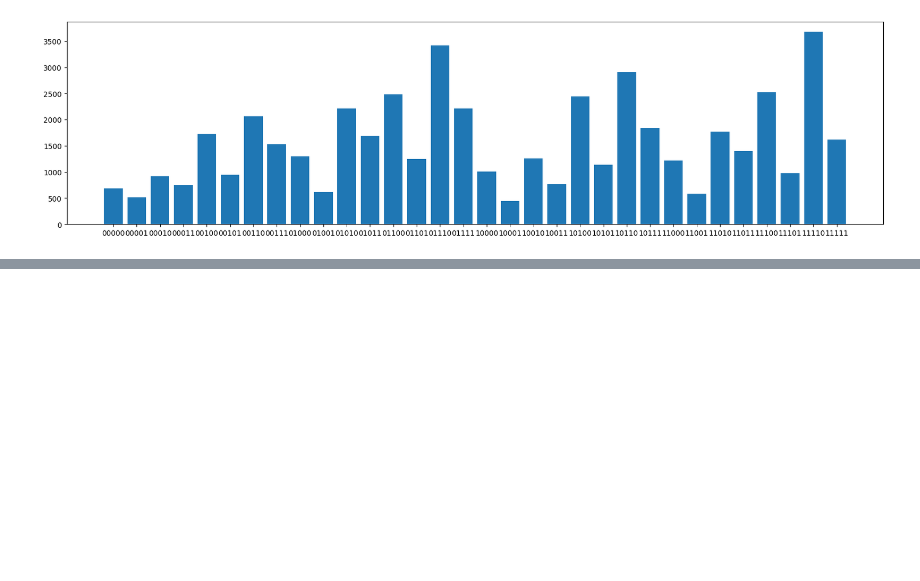
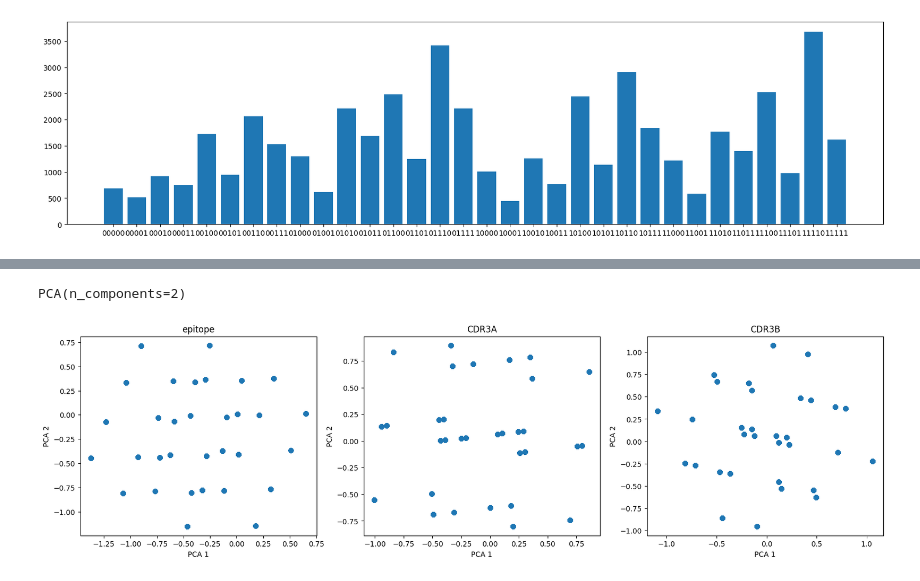
Before and after one commit to jhenderson0/cruk_datathon_team_6, a Jupyter notebook: notebooks/reduced_alphabet.ipynb, the cells around one changed output, grey strips where cells are left out. Saved outputs shown, nothing was run; the diff lists cells and outputs as text; code cells hidden in the pictures; blank space fills up the shorter version.

```diff
--- a/notebooks/reduced_alphabet.ipynb
+++ b/notebooks/reduced_alphabet.ipynb
@@ -220,0 +249,20 @@ ax.bar(unique_betas,counts_betas);
+# %%
+import numpy as np
+from sklearn.decomposition import PCA
+pca = PCA(n_components=2)
+pca.fit(X)
+# %% [output]
+PCA(n_components=2)
+# %%
+fig, ax = plt.subplots(1, 3, figsize = (20, 5))
+
+features = ['epitope', 'CDR3A', 'CDR3B']
+for i, feature in enumerate(features):
+    X = np.stack(translated_df[f'translation_{feature}'].apply(lambda x: np.array(list(x)).astype(int)).values)
+    X_r = pca.fit(X).transform(X)
+    ax[i].set_title(f"{feature}")
+    ax[i].set_xlabel('PCA 1')
+    ax[i].set_ylabel('PCA 2')
+    ax[i].scatter(X_r[:, 0], X_r[:, 1]);
+# %% [output]
+[figure, added]
```
Also changed, not shown: parts of 13 cells of this notebook.
